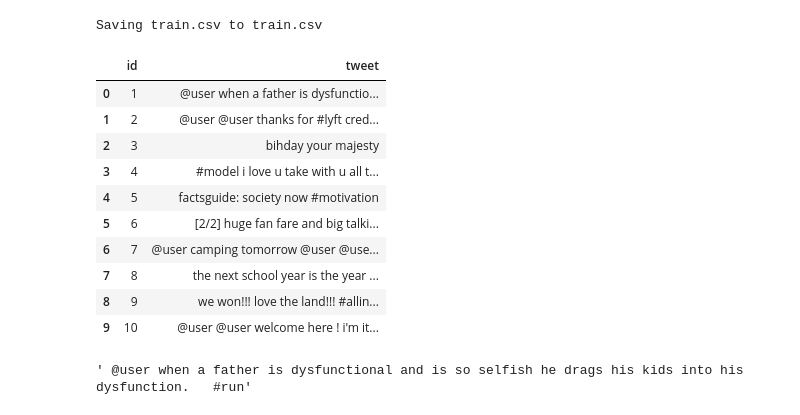
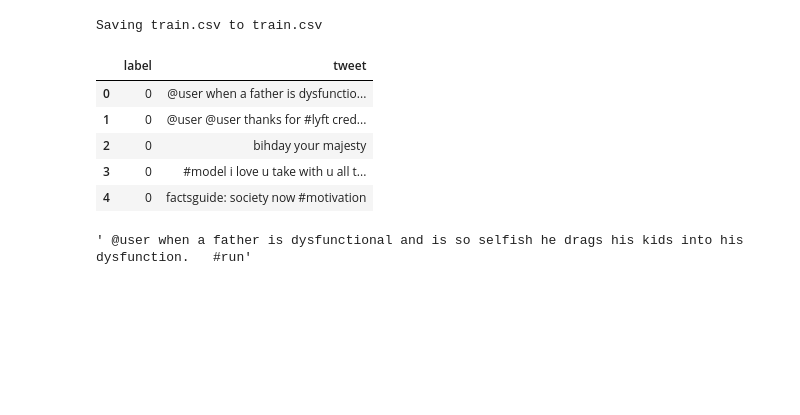
Before and after one commit to hallowerised/Twitter-Sentiment-Analysis, a Jupyter notebook: twitter_sentiment_analysis.ipynb, the cells around one changed output. Drawn from its saved outputs; the diff is of its cells as text; code cells hidden in the pictures; blank space fills up the shorter version.

```diff
--- a/twitter_sentiment_analysis.ipynb
+++ b/twitter_sentiment_analysis.ipynb
@@ -27,20 +27,17 @@ uploaded = files.upload()
 Saving train.csv to train.csv
 # %%
 train = pd.read_csv('train.csv', on_bad_lines='skip')
-del train['label']
-train.head(10)
+del train['id']
+train.head()
+# 1 is racist/sexit
+# 0 is not
 # %% [output]
-|  | id | tweet |
-| 0 | 1 | @user when a father is dysfunctio... |
-| 1 | 2 | @user @user thanks for #lyft cred... |
-| 2 | 3 | bihday your majesty |
-| 3 | 4 | #model i love u take with u all t... |
-| 4 | 5 | factsguide: society now #motivation |
-| 5 | 6 | [2/2] huge fan fare and big talki... |
-| 6 | 7 | @user camping tomorrow @user @use... |
-| 7 | 8 | the next school year is the year ... |
-| 8 | 9 | we won!!! love the land!!! #allin... |
-| 9 | 10 | @user @user welcome here ! i'm it... |
+|  | label | tweet |
+| 0 | 0 | @user when a father is dysfunctio... |
+| 1 | 0 | @user @user thanks for #lyft cred... |
+| 2 | 0 | bihday your majesty |
+| 3 | 0 | #model i love u take with u all t... |
+| 4 | 0 | factsguide: society now #motivation |
 # %%
 stop_words = stopwords.words('english')
 stemmer = SnowballStemmer('english')
```
Also changed, not shown: parts of 10 cells of this notebook.
